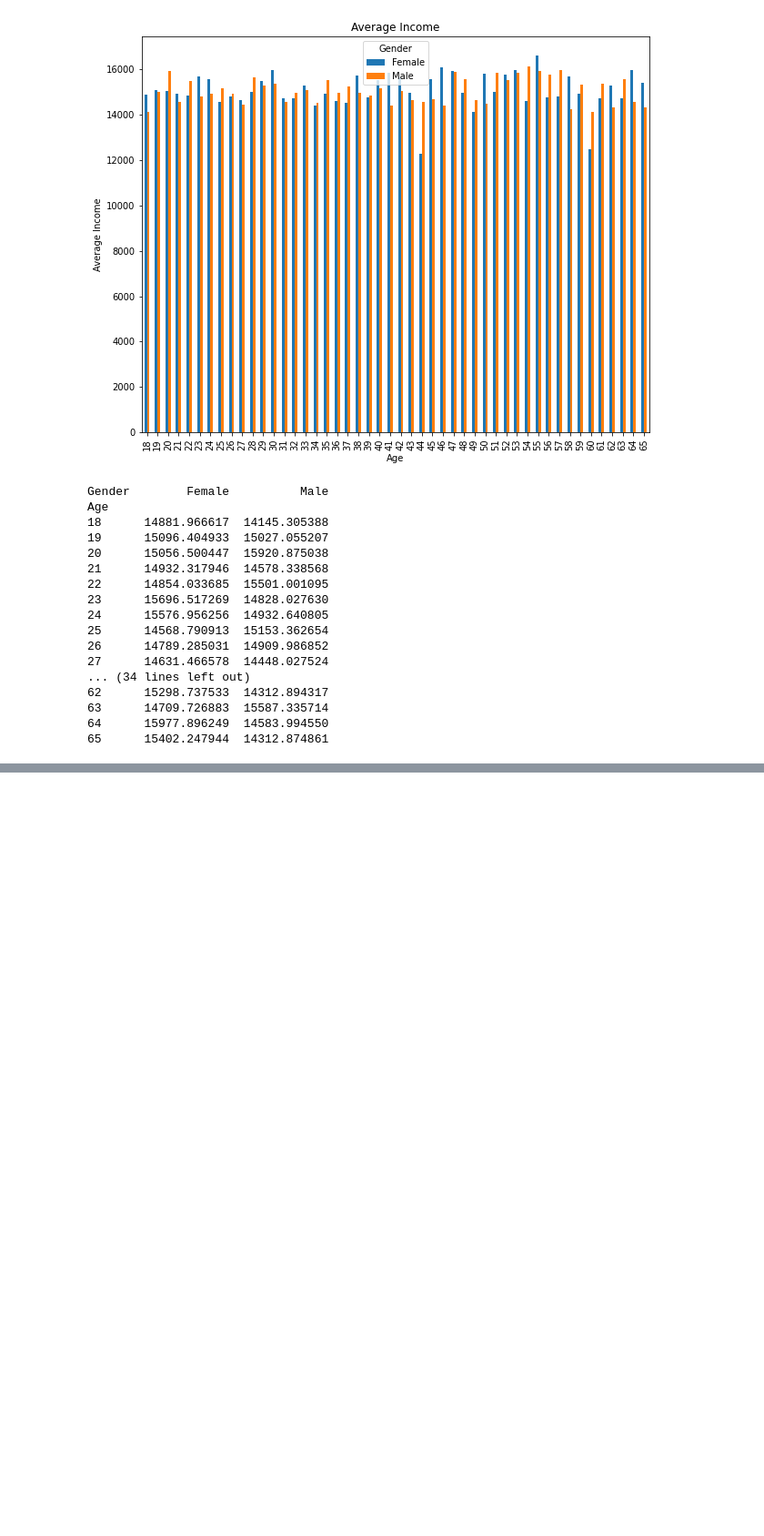
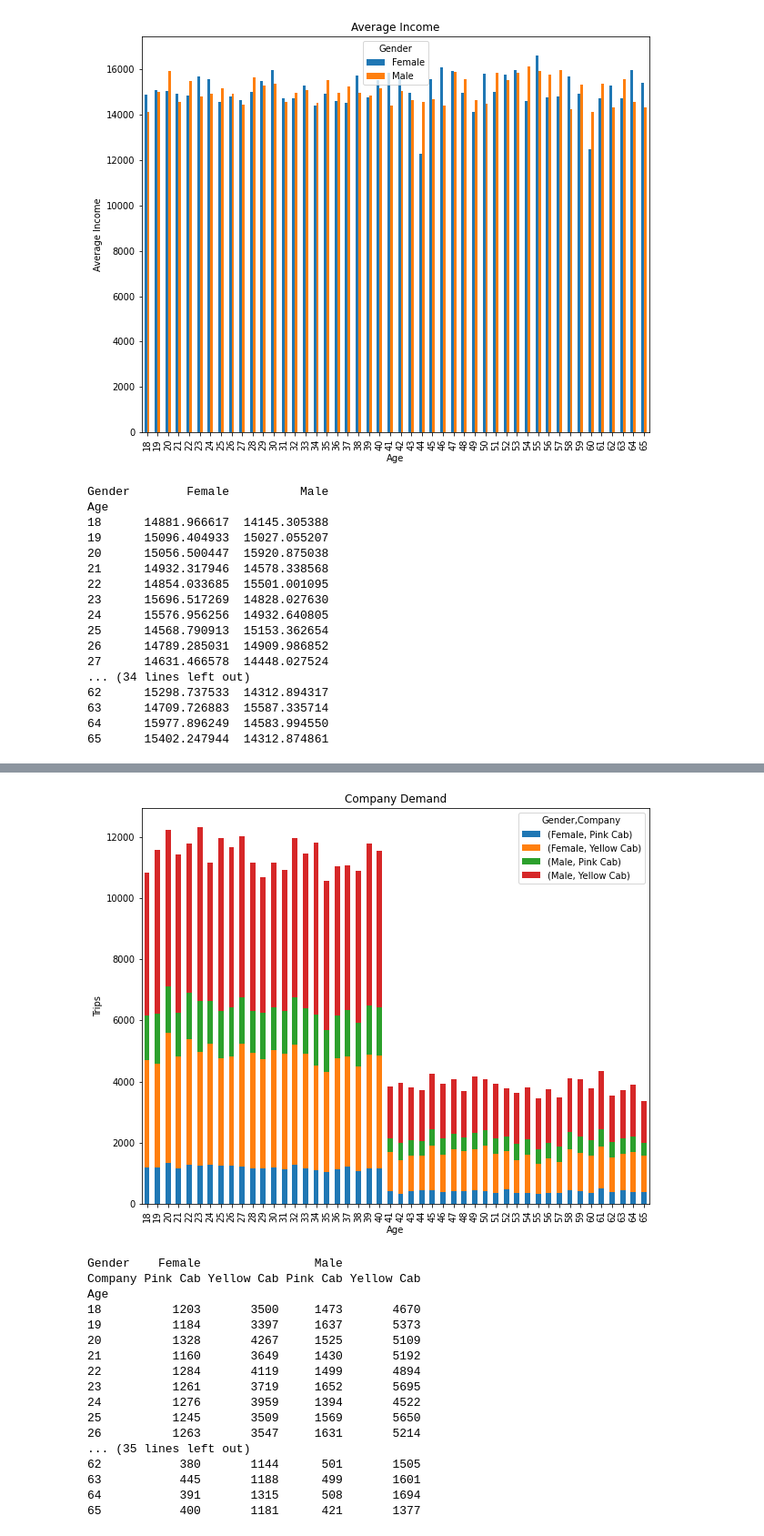
Before and after one commit to Motamensalih/LISUM03_motamen_week2, a Jupyter notebook: Cab_EDA.ipynb, the cells around one changed output, grey strips where cells are left out. Shown at 91% size. Saved outputs shown, nothing was run; the diff lists cells and outputs as text; code cells hidden in the pictures; blank space fills up the shorter version.

```diff
--- a/Cab_EDA.ipynb
+++ b/Cab_EDA.ipynb
@@ -1105,0 +1115,26 @@ Age
+# %%
+counts = Master.groupby(['Age' , 'Gender' , 'Company']).Transaction_ID.count().unstack(['Gender', 'Company'])
+ax = counts.plot(kind='bar' , stacked = True , figsize = (10 , 8))
+ax.set_title("Company Demand")
+ax.set_ylabel("Trips")
+plt.show()
+print(counts)
+# %% [output]
+[figure, added]
+Gender    Female                Male
+Company Pink Cab Yellow Cab Pink Cab Yellow Cab
+Age
+18          1203       3500     1473       4670
+19          1184       3397     1637       5373
+20          1328       4267     1525       5109
+21          1160       3649     1430       5192
+22          1284       4119     1499       4894
+23          1261       3719     1652       5695
+24          1276       3959     1394       4522
+25          1245       3509     1569       5650
+26          1263       3547     1631       5214
+... (35 lines left out)
+62           380       1144      501       1505
+63           445       1188      499       1601
+64           391       1315      508       1694
+65           400       1181      421       1377
```
Also changed, not shown: parts of 21 cells of this notebook.
